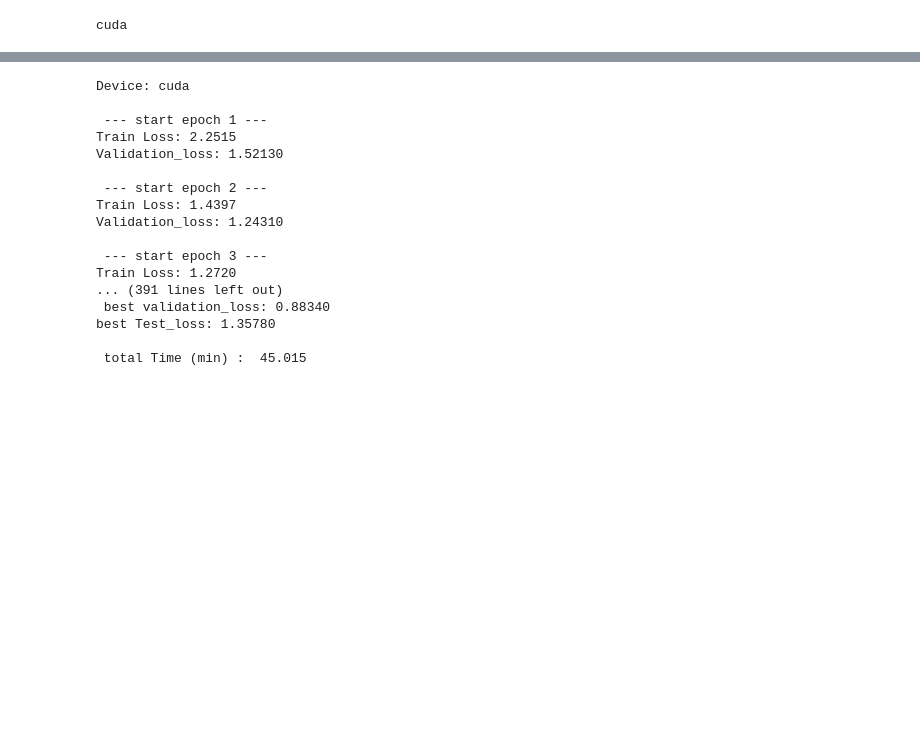
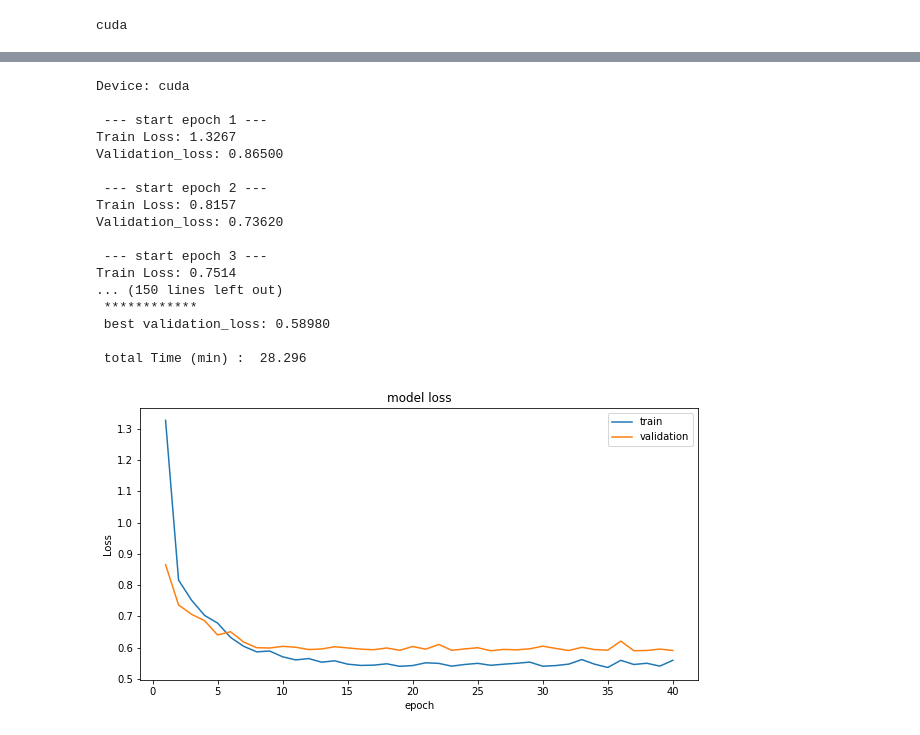
Before and after one commit to alireza-heshmati/DL_project-1, a Jupyter notebook: depth-estimation.ipynb, the cells around one changed output, grey strips where cells are left out. Cells and saved outputs as stored; diff of their text form; code cells hidden in the pictures; blank space fills up the shorter version.

```diff
--- a/depth-estimation.ipynb
+++ b/depth-estimation.ipynb
@@ -405,8 +355,8 @@ def loss_validation(net, data_loader, device):
         target = target.to(device)
         output = net(data)
         k += 1
-        los +=nn.MSELoss()(output, target)
-        #los += nn.L1Loss()(output, target)
+        #los +=nn.MSELoss()(output, target)
+        los += nn.L1Loss()(output, target)
     return np.round(los.cpu().detach().numpy() / k , 4)
 
 def train_epoch(model, optimizer, train_loader, device):
@@ -418,8 +368,8 @@ def train_epoch(model, optimizer, train_loader, device):
         data = data.to(device)
         target = target.to(device)
         output = model(data)
-        loss =nn.MSELoss()(output, target)
-        #loss = nn.L1Loss()(output, target)
+        #loss =nn.MSELoss()(output, target)
+        loss = nn.L1Loss()(output, target)
         optimizer.zero_grad()
         loss.backward()
         optimizer.step()
@@ -430,7 +380,7 @@ def train_epoch(model, optimizer, train_loader, device):
 
     return losses / k
 
-def run(model, train_loader, validation_loader, test_loader, optimizer, scheduler, device, checkpoint_file, n_epoch=10):
+def run(model, train_loader, validation_loader,  optimizer, scheduler, device, checkpoint_file, n_epoch=10):
     best_score = 100000
     best_model = copy.deepcopy(model)
 
@@ -449,15 +399,13 @@ def run(model, train_loader, validation_loader, test_loader, optimizer, schedule
             best_model = copy.deepcopy(model)
             torch.save(best_model.state_dict(), checkpoint_file)
     print('\n','************','\n',f"best validation_loss: {best_score:.5f}")
-    test_loss = loss_validation(best_model, test_loader, device)
-    print(f"best Test_loss: {test_loss:.5f}")
 
-    return train_loss, val_loss, test_loss
+    return torch.stack(train_loss).cpu().detach().numpy(), val_loss, best_model
 # %%
 # norm 1 and loss norm 1
-checkpoint_file = "best_model3"
+checkpoint_file = "best_model"
 batch_size = 8 # 8
-epoch = 100
+epoch = 40
 
 optimizer = 'sgd' # or adam
 
@@ -492,26 +440,19 @@ validation_loader = torch.utils.data.DataLoader(
     num_workers=num_workers,
     pin_memory=pin_memory
 )
-test_loader = torch.utils.data.DataLoader(
-    preparing_data(subset="test"),
-    batch_size=2,
-    shuffle=False,
-    drop_last=False,
-    num_workers=num_workers,
-    pin_memory=pin_memory
-)
+
 
 if optimizer == "adam":
     optimizer = torch.optim.Adam(model.parameters(), lr=0.01, weight_decay=0.0001)
-    scheduler = torch.optim.lr_scheduler.StepLR(optimizer, step_size=20, gamma=0.1)
+    scheduler = torch.optim.lr_scheduler.StepLR(optimizer, step_size=10, gamma=0.1)
 elif optimizer == "sgd":
     optimizer = torch.optim.SGD(model.parameters(), lr=0.01, momentum=0.9, weight_decay=0.0001)
-    scheduler = torch.optim.lr_scheduler.StepLR(optimizer, step_size=10, gamma=0.2)
+    scheduler = torch.optim.lr_scheduler.StepLR(optimizer, step_size=5, gamma=0.2)
 else:
     raise ValueError(f"Unknown optimizer {optimizer}, use adam/sgd")
 
 start = timeit.default_timer()
-train_loss, val_loss, test_loss = run(model,train_loader,validation_loader,test_loader,
+train_loss, val_loss, best_model = run(model,train_loader,validation_loader,
                                       optimizer,scheduler,device,checkpoint_file,n_epoch=epoch)
 
 
@@ -520,17 +461,29 @@ print('\n','total Time (min) : ', round((timeit.default_timer()-start)/60, 3))
 Device: cuda
 
  --- start epoch 1 ---
-Train Loss: 2.2515
-Validation_loss: 1.52130
+Train Loss: 1.3267
+Validation_loss: 0.86500
 
  --- start epoch 2 ---
-Train Loss: 1.4397
-Validation_loss: 1.24310
+Train Loss: 0.8157
+Validation_loss: 0.73620
 
  --- start epoch 3 ---
-Train Loss: 1.2720
-... (391 lines left out)
- best validation_loss: 0.88340
-best Test_loss: 1.35780
+Train Loss: 0.7514
+... (150 lines left out)
+ ************
+ best validation_loss: 0.58980
 
- total Time (min) :  45.015
+ total Time (min) :  28.296
+# %%
+train_loss, val_loss
+plt.figure(figsize = (10, 5))
+plt.plot(range(1,len(train_loss)+1),train_loss)
+plt.plot(range(1,len(val_loss)+1),val_loss)
+plt.title('model loss')
+plt.ylabel('Loss')
+plt.xlabel('epoch')
+plt.legend(['train', 'validation'], loc='upper right')
+plt.show()
+# %% [output]
+[figure, added]
```
Also changed, not shown: parts of 8 cells of this notebook.
